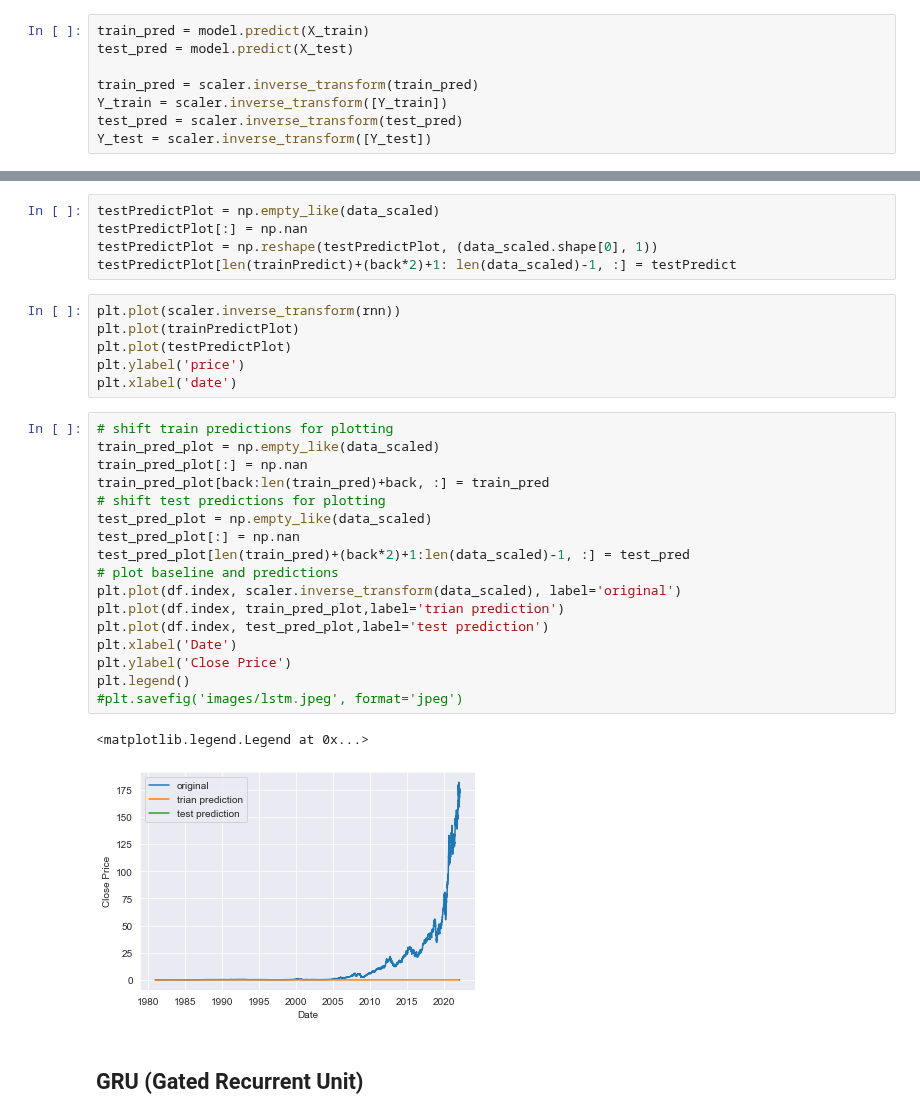
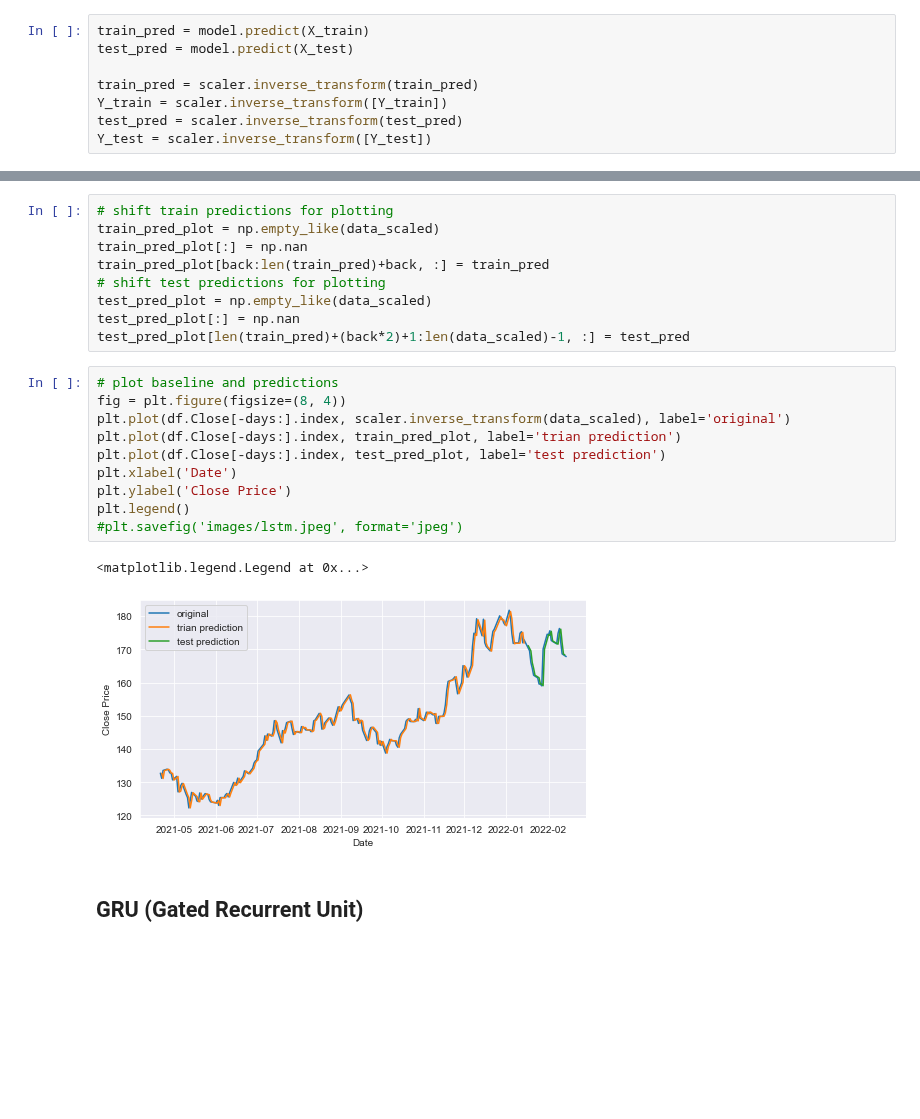
Before and after one commit to ghcn345/Stock-Market-Prediction, a Jupyter notebook: stock_market_TimeSeries.ipynb, the cells around one changed output, grey strips where cells are left out. Drawn from its saved outputs; the diff is of its cells as text; blank space fills up the shorter version.

```diff
--- a/stock_market_TimeSeries.ipynb
+++ b/stock_market_TimeSeries.ipynb
@@ -470,14 +455,3 @@ NameError: name 'trainPredict' is not defined
-# %%
-testPredictPlot = np.empty_like(data_scaled)
-testPredictPlot[:] = np.nan
-testPredictPlot = np.reshape(testPredictPlot, (data_scaled.shape[0], 1))
-testPredictPlot[len(trainPredict)+(back*2)+1: len(data_scaled)-1, :] = testPredict
-# %%
-plt.plot(scaler.inverse_transform(rnn))
-plt.plot(trainPredictPlot)
-plt.plot(testPredictPlot)
-plt.ylabel('price')
-plt.xlabel('date')
 # %%
 # shift train predictions for plotting
 train_pred_plot = np.empty_like(data_scaled)
@@ -487,17 +461,19 @@ train_pred_plot[back:len(train_pred)+back, :] = train_pred
 test_pred_plot = np.empty_like(data_scaled)
 test_pred_plot[:] = np.nan
 test_pred_plot[len(train_pred)+(back*2)+1:len(data_scaled)-1, :] = test_pred
-# plot baseline and predictions
-plt.plot(df.index, scaler.inverse_transform(data_scaled), label='original')
-plt.plot(df.index, train_pred_plot,label='trian prediction')
-plt.plot(df.index, test_pred_plot,label='test prediction')
-plt.xlabel('Date')
-plt.ylabel('Close Price')
-plt.legend()
-#plt.savefig('images/lstm.jpeg', format='jpeg')
-# %% [output]
-<matplotlib.legend.Legend at 0x...>
-[figure, removed]
+# %%
+# plot baseline and predictions
+fig = plt.figure(figsize=(8, 4))
+plt.plot(df.Close[-days:].index, scaler.inverse_transform(data_scaled), label='original')
+plt.plot(df.Close[-days:].index, train_pred_plot, label='trian prediction')
+plt.plot(df.Close[-days:].index, test_pred_plot, label='test prediction')
+plt.xlabel('Date')
+plt.ylabel('Close Price')
+plt.legend()
+#plt.savefig('images/lstm.jpeg', format='jpeg')
+# %% [output]
+<matplotlib.legend.Legend at 0x...>
+[figure, added]
 # %% [markdown]
 ## GRU (Gated Recurrent Unit)
 # %%
```
Also changed, not shown: parts of 11 cells of this notebook.
